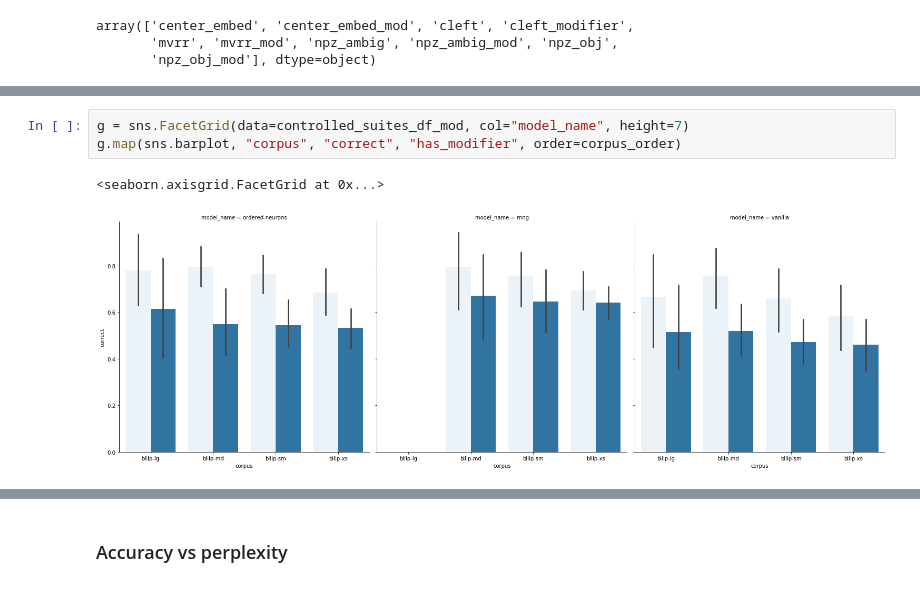
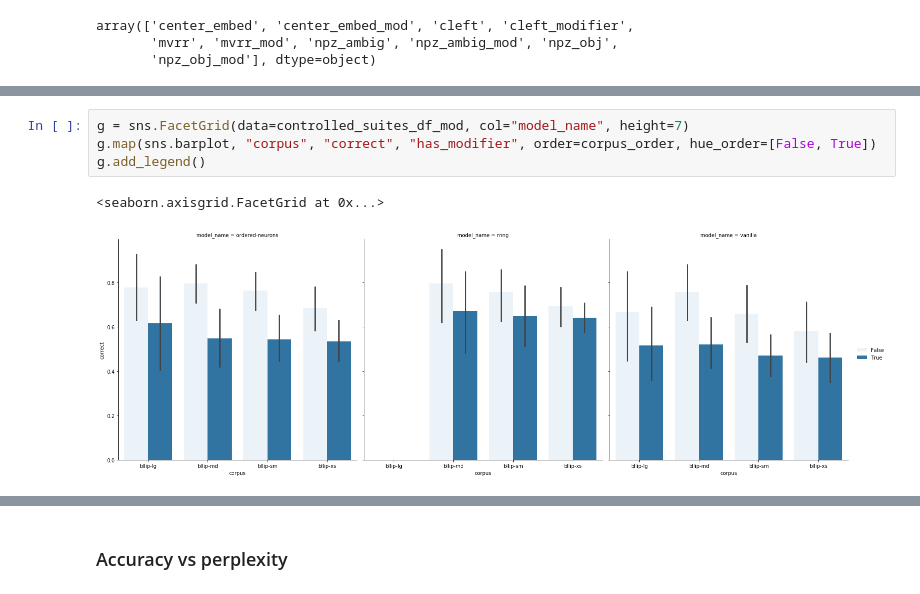
Before and after one commit to cpllab/syntactic-generalization, a Jupyter notebook: notebooks/main.ipynb, the cells around one changed output, grey strips where cells are left out. Drawn from its saved outputs; the diff is of its cells as text.

Commit message:
viz: fix ordering

```diff
--- a/notebooks/main.ipynb
+++ b/notebooks/main.ipynb
@@ -352,8 +353,9 @@ Text(0.5, 1.0, 'Stability to modification')
 [figure]
 # %%
 g = sns.FacetGrid(data=controlled_suites_df_mod, col="model_name", height=7)
-g.map(sns.barplot, "corpus", "correct", "has_modifier", order=corpus_order)
+g.map(sns.barplot, "corpus", "correct", "has_modifier", order=corpus_order, hue_order=[False, True])
+g.add_legend()
 # %% [output]
 <seaborn.axisgrid.FacetGrid at 0x...>
-[figure, old version]
+[figure, new version]
 # %%
```
Also changed, not shown: parts of 13 cells of this notebook, 1 other file.
